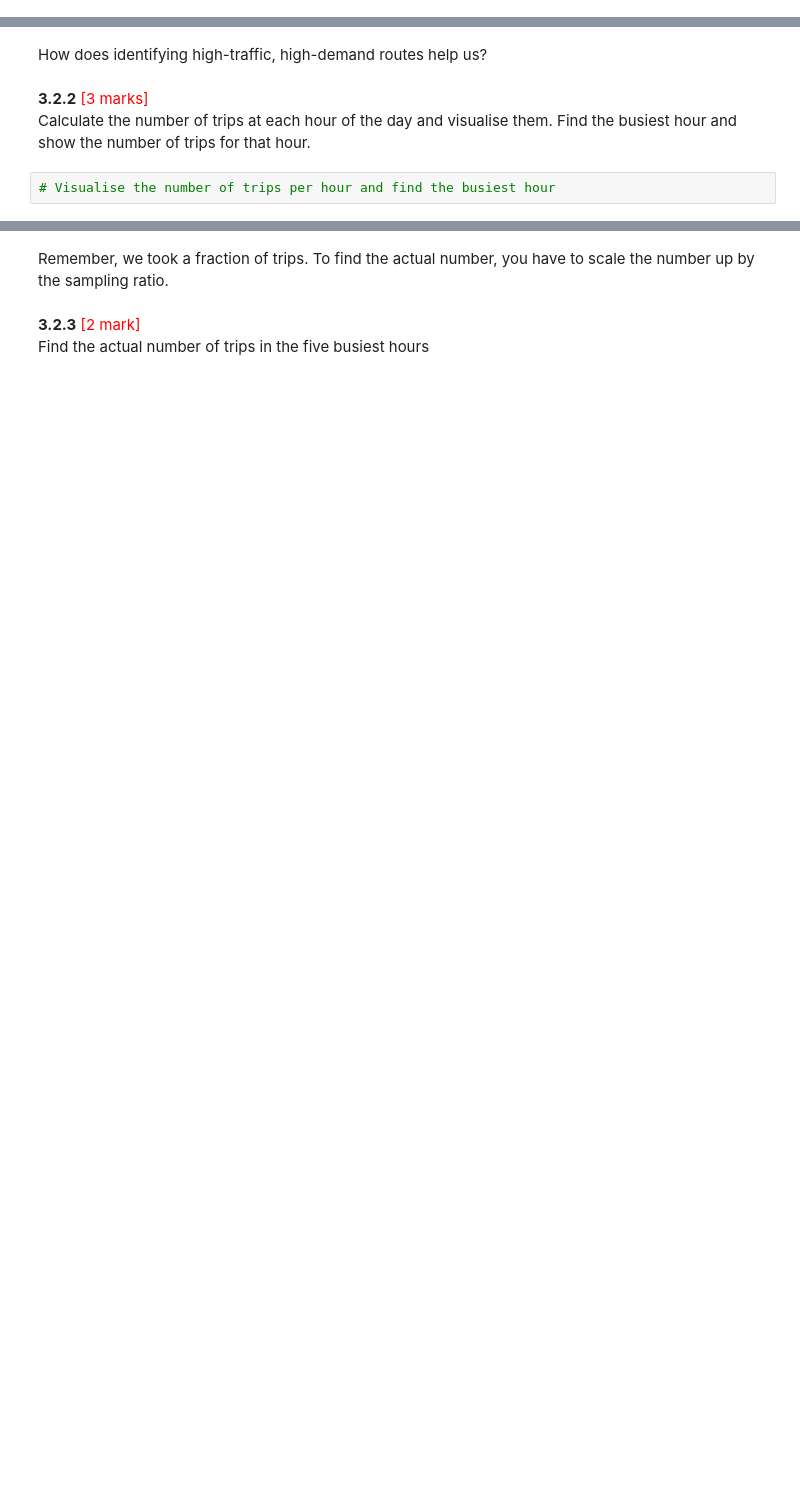
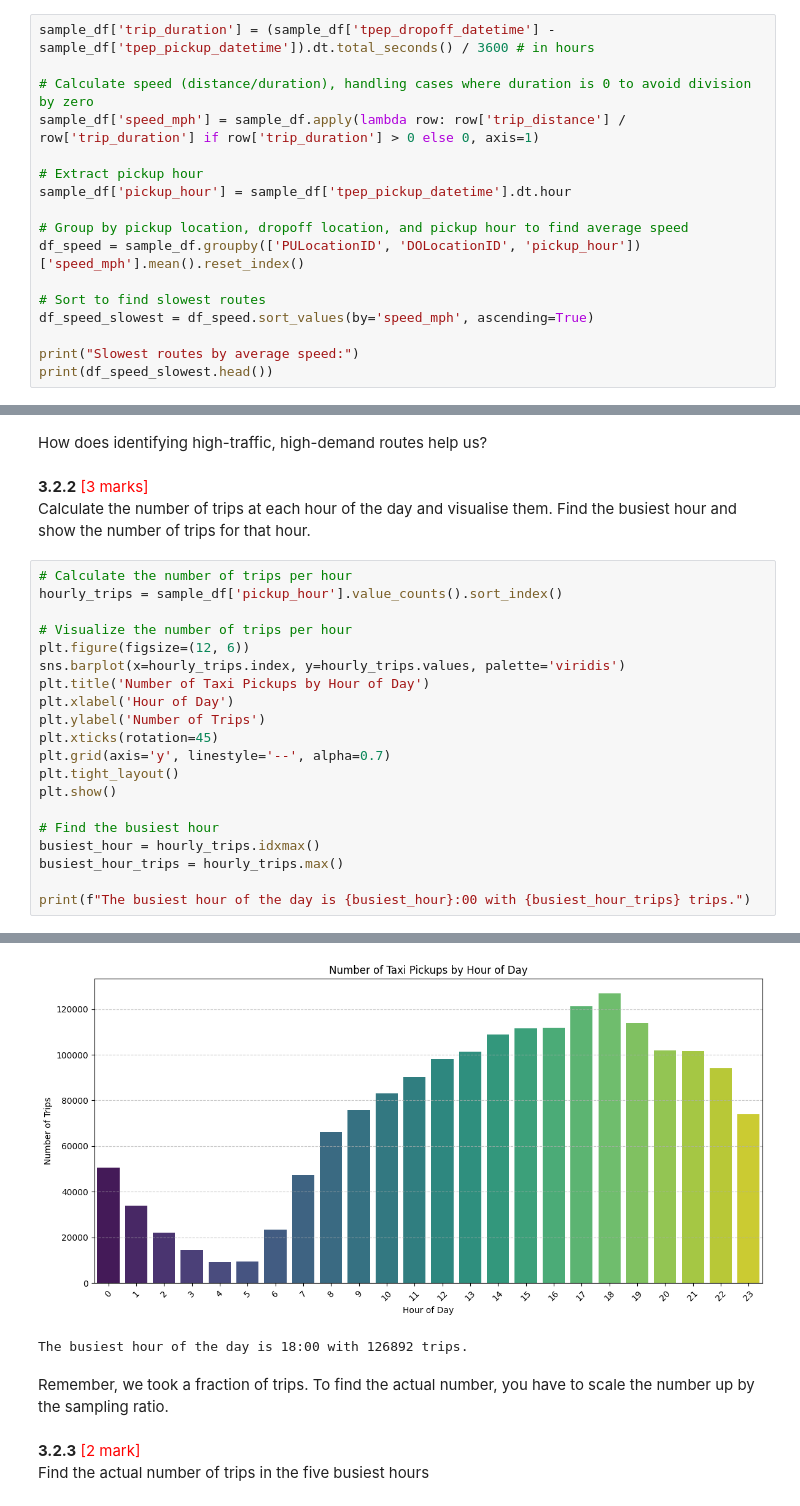
Before and after one commit to mayuresh-tungare/eda-assignment, a Jupyter notebook: EDA_Assg_NYC_Taxi_Starter.ipynb, the cells around one changed output, grey strips where cells are left out. Cells and saved outputs as stored; diff of their text form; blank space fills up the shorter version.

```diff
--- a/EDA_Assg_NYC_Taxi_Starter.ipynb
+++ b/EDA_Assg_NYC_Taxi_Starter.ipynb
@@ -997,0 +996,17 @@ Speed on a route *X* for hour *Y* = (*distance of the route X / average trip dur
+# %%
+sample_df['trip_duration'] = (sample_df['tpep_dropoff_datetime'] - sample_df['tpep_pickup_datetime']).dt.total_seconds() / 3600 # in hours
+
+# Calculate speed (distance/duration), handling cases where duration is 0 to avoid division by zero
+sample_df['speed_mph'] = sample_df.apply(lambda row: row['trip_distance'] / row['trip_duration'] if row['trip_duration'] > 0 else 0, axis=1)
+
+# Extract pickup hour
+sample_df['pickup_hour'] = sample_df['tpep_pickup_datetime'].dt.hour
+
+# Group by pickup location, dropoff location, and pickup hour to find average speed
+df_speed = sample_df.groupby(['PULocationID', 'DOLocationID', 'pickup_hour'])['speed_mph'].mean().reset_index()
+
+# Sort to find slowest routes
+df_speed_slowest = df_speed.sort_values(by='speed_mph', ascending=True)
+
+print("Slowest routes by average speed:")
+print(df_speed_slowest.head())
@@ -1000,5 +1023,24 @@ How does identifying high-traffic, high-demand routes help us?
 # %% [markdown]
 **3.2.2** <font color = red>[3 marks]</font> <br>
 Calculate the number of trips at each hour of the day and visualise them. Find the busiest hour and show the number of trips for that hour.
-# %%
-# Visualise the number of trips per hour and find the busiest hour
+# %%
+# Calculate the number of trips per hour
+hourly_trips = sample_df['pickup_hour'].value_counts().sort_index()
+
+# Visualize the number of trips per hour
+plt.figure(figsize=(12, 6))
+sns.barplot(x=hourly_trips.index, y=hourly_trips.values, palette='viridis')
+plt.title('Number of Taxi Pickups by Hour of Day')
+plt.xlabel('Hour of Day')
+plt.ylabel('Number of Trips')
+plt.xticks(rotation=45)
+plt.grid(axis='y', linestyle='--', alpha=0.7)
+plt.tight_layout()
+plt.show()
+
+# Find the busiest hour
+busiest_hour = hourly_trips.idxmax()
+busiest_hour_trips = hourly_trips.max()
+
+print(f"The busiest hour of the day is {busiest_hour}:00 with {busiest_hour_trips} trips.")
+# %% [output]
@@ -1005,3 +1050,5 @@ Calculate the number of trips at each hour of the day and visualise them. Find t
+[figure, added]
+The busiest hour of the day is 18:00 with 126892 trips.
 # %% [markdown]
 Remember, we took a fraction of trips. To find the actual number, you have to scale the number up by the sampling ratio.
 # %% [markdown]
```
Also changed, not shown: parts of 14 cells of this notebook.
